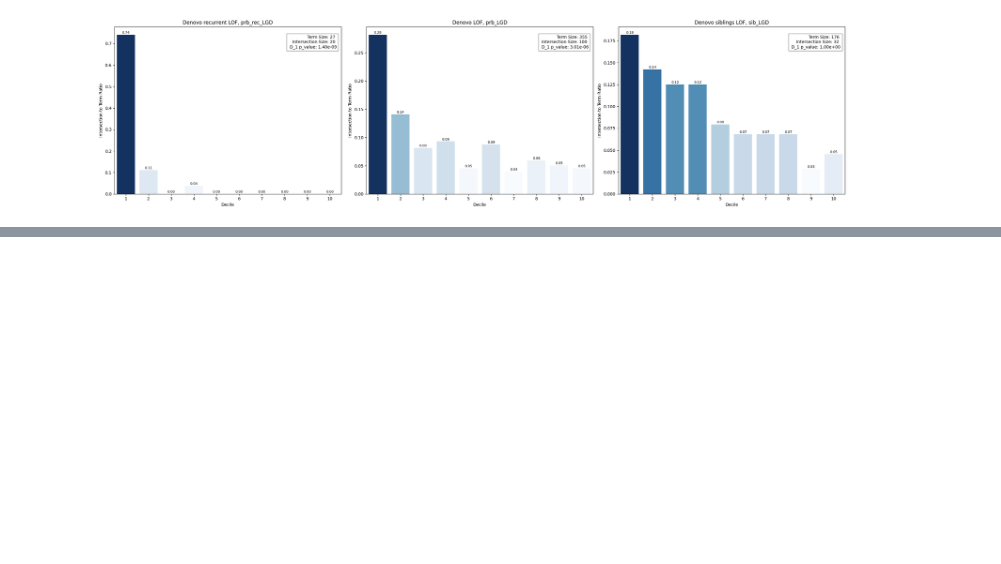
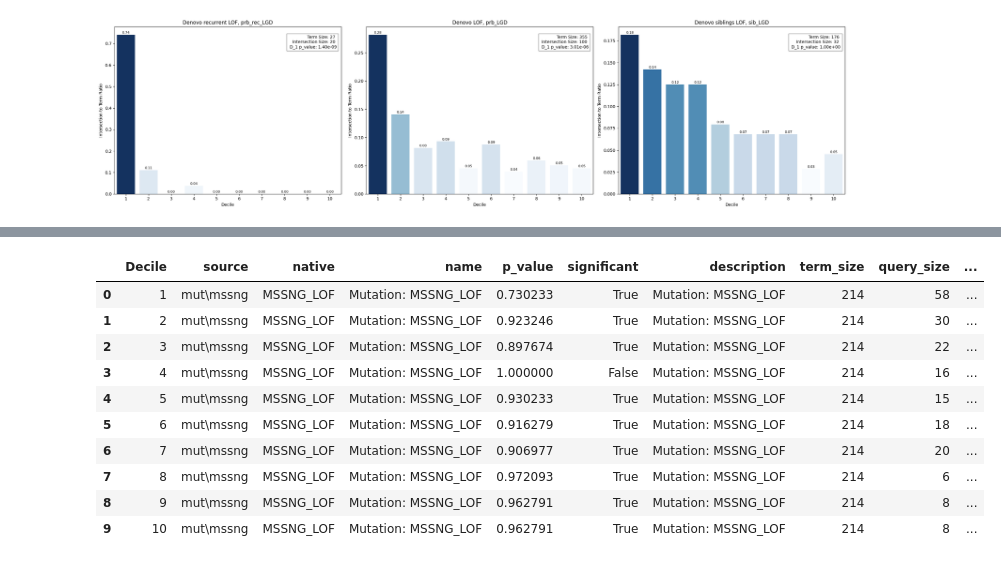
Before and after one commit to a59490/Tese_ASD_Gene_Pred, a Jupyter notebook: 6_Gene_enrich/gprofiler_test.ipynb, the cells around one changed output, grey strips where cells are left out. Cells and saved outputs as stored; diff of their text form; code cells hidden in the pictures; blank space fills up the shorter version.

```diff
--- a/6_Gene_enrich/gprofiler_test.ipynb
+++ b/6_Gene_enrich/gprofiler_test.ipynb
@@ -300 +332,17 @@ MSSNG_lof[0]
+# %%
+#phenotype_list = [autistic_behaviour, delayed_speech, repetitive_behaviour, adhd, intellectual_disability, scz, als, parkinsons, dementia]
+
+mssng_lof[0]
+# %% [output]
+|  | Decile | source | native | name | p_value | significant | description | term_size | query_size | ... |
+| 0 | 1 | mut\mssng | MSSNG_LOF | Mutation: MSSNG_LOF | 0.730233 | True | Mutation: MSSNG_LOF | 214 | 58 | ... |
+| 1 | 2 | mut\mssng | MSSNG_LOF | Mutation: MSSNG_LOF | 0.923246 | True | Mutation: MSSNG_LOF | 214 | 30 | ... |
+| 2 | 3 | mut\mssng | MSSNG_LOF | Mutation: MSSNG_LOF | 0.897674 | True | Mutation: MSSNG_LOF | 214 | 22 | ... |
+| 3 | 4 | mut\mssng | MSSNG_LOF | Mutation: MSSNG_LOF | 1.000000 | False | Mutation: MSSNG_LOF | 214 | 16 | ... |
+| 4 | 5 | mut\mssng | MSSNG_LOF | Mutation: MSSNG_LOF | 0.930233 | True | Mutation: MSSNG_LOF | 214 | 15 | ... |
+| 5 | 6 | mut\mssng | MSSNG_LOF | Mutation: MSSNG_LOF | 0.916279 | True | Mutation: MSSNG_LOF | 214 | 18 | ... |
+| 6 | 7 | mut\mssng | MSSNG_LOF | Mutation: MSSNG_LOF | 0.906977 | True | Mutation: MSSNG_LOF | 214 | 20 | ... |
+| 7 | 8 | mut\mssng | MSSNG_LOF | Mutation: MSSNG_LOF | 0.972093 | True | Mutation: MSSNG_LOF | 214 | 6 | ... |
+| 8 | 9 | mut\mssng | MSSNG_LOF | Mutation: MSSNG_LOF | 0.962791 | True | Mutation: MSSNG_LOF | 214 | 8 | ... |
+| 9 | 10 | mut\mssng | MSSNG_LOF | Mutation: MSSNG_LOF | 0.962791 | True | Mutation: MSSNG_LOF | 214 | 8 | ... |
 # %%
```
Also changed, not shown: parts of 10 cells of this notebook, 38 other files.
